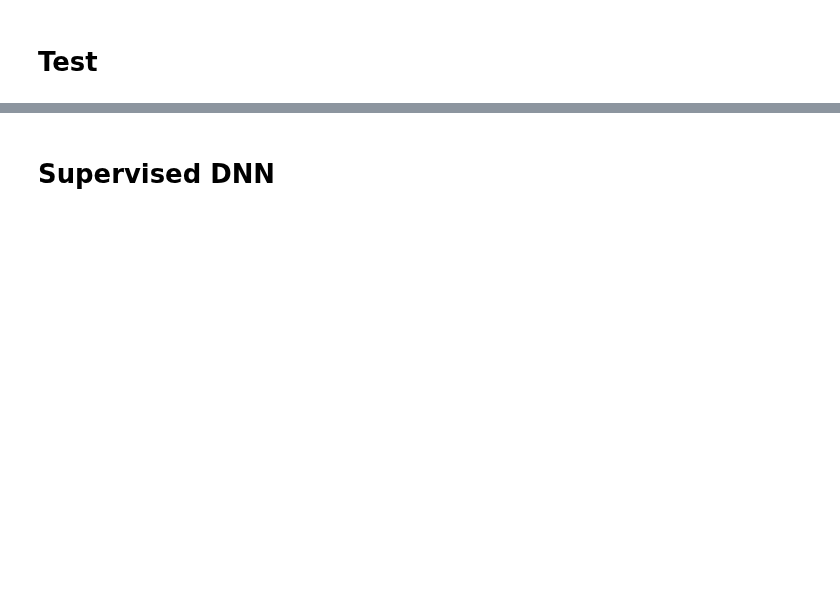
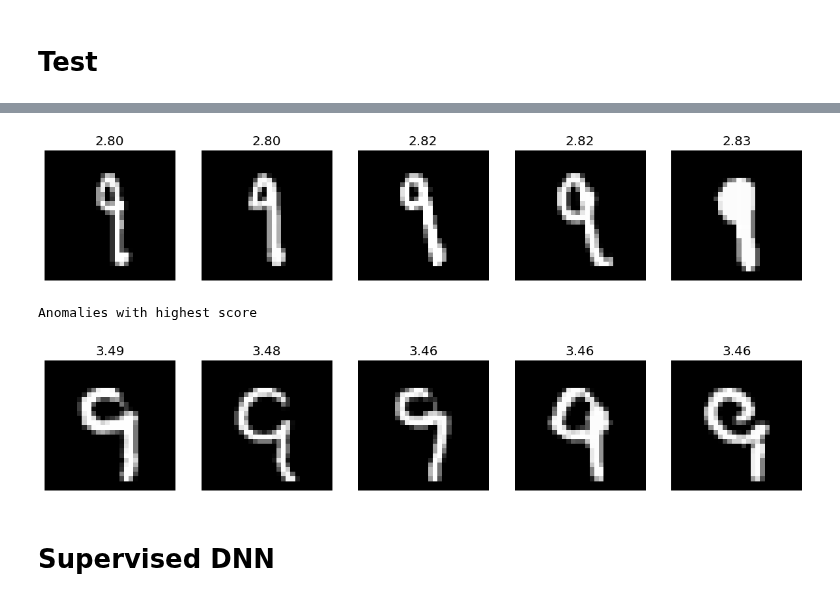
Before and after one commit to SolidusAbi/ADeLEn, a Jupyter notebook: notebooks/new_anomalies.ipynb, the cells around one changed output, grey strips where cells are left out. Saved outputs shown, nothing was run; the diff lists cells and outputs as text; code cells hidden in the pictures; blank space fills up the shorter version.

```diff
--- a/notebooks/new_anomalies.ipynb
+++ b/notebooks/new_anomalies.ipynb
@@ -175,26 +221,33 @@ plt.show()
 # %%
 # show the anomalies with lowest score and the highest score
 # lowest
 anomalies = x[y == 1]
 anomalies_score = y_score[y == 1]
 idx = anomalies_score.argsort()
 
 fig, ax = plt.subplots(1, 5, figsize=(15, 3))
 for i in range(5):
     ax[i].imshow(anomalies[idx[i]].squeeze(), cmap='gray')
     ax[i].axis('off')
     # indicate the score
-    ax[i].set_title('%.2f' % anomalies_score[idx[i]])
+    ax[i].set_title('%.2f' % anomalies_score[idx[i]], fontsize='x-large')
+plt.savefig('non-detected_anomalies.pdf', bbox_inches='tight')
 plt.show()
+
 
 print('Anomalies with highest score')
 fig, ax = plt.subplots(1, 5, figsize=(15, 3))
 for i in range(5):
     ax[i].imshow(anomalies[idx[-(i+1)]].squeeze(), cmap='gray')
     ax[i].axis('off')
     # indicate the score
-    ax[i].set_title('%.2f' % anomalies_score[idx[-(i+1)]])
+    ax[i].set_title('%.2f' % anomalies_score[idx[-(i+1)]], fontsize='x-large')
+plt.savefig('detected_anomalies.pdf', bbox_inches='tight')
 plt.show()
+# %% [output]
+[figure, added]
+Anomalies with highest score
+[figure, added]
 # %% [markdown]
 # Supervised DNN
 # %%
```
Also changed, not shown: parts of 8 cells of this notebook, 3 other files.
